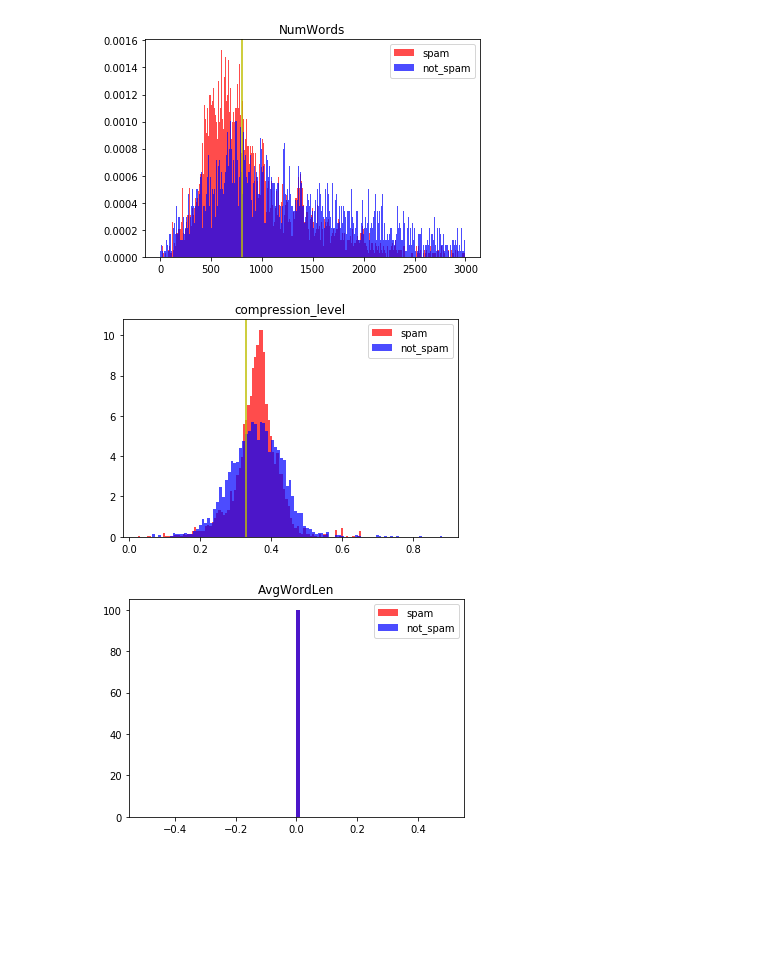
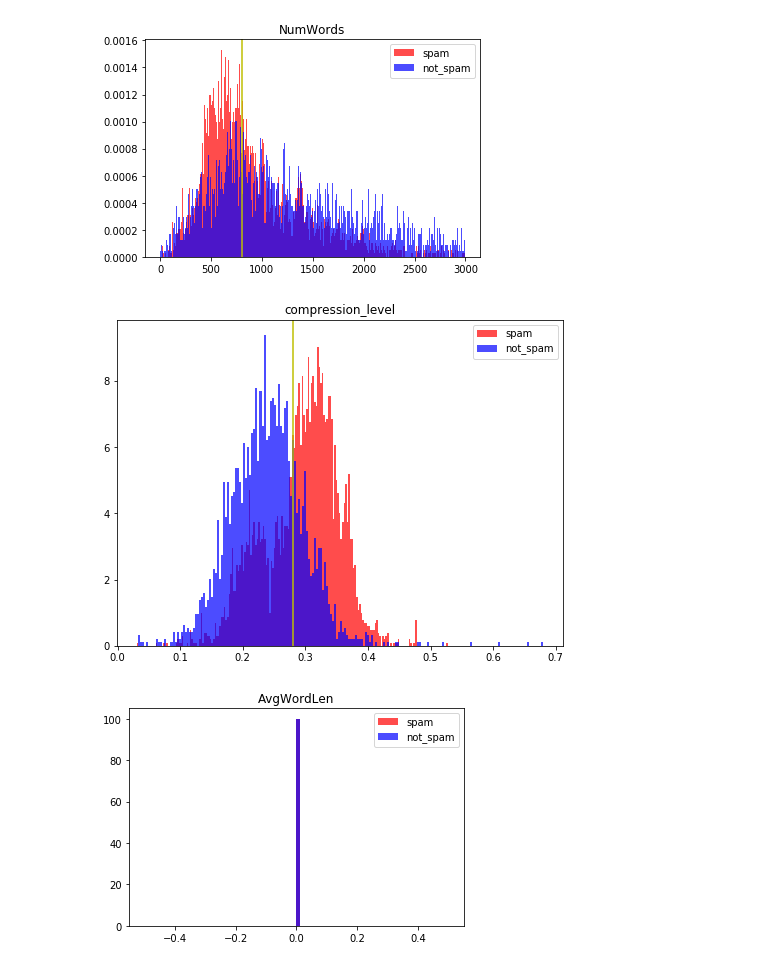
Before and after one commit to excander/kaggle_antispam, a Jupyter notebook: AntispamStatsSeminarMultiprocess.ipynb, the cells around one changed output. Cells and saved outputs as stored; diff of their text form; code cells hidden in the pictures; blank space fills up the shorter version.

Commit message:
score 0.73295; one feature: compression_level = len(zlib.compress(html_data)) / len(html_data)threshold = 0.28

```diff
--- a/AntispamStatsSeminarMultiprocess.ipynb
+++ b/AntispamStatsSeminarMultiprocess.ipynb
@@ -266,9 +266,9 @@ def calc_features(url, html_data):
     avg_word_len = 0
     title_words_num = 0
     anchor_words_num = 0
-    compression_level_1 = len("".join(words).encode("utf8").encode("zlib")) / len("".join(words).encode("utf8"))
-    text = html2text(html_data).encode("utf8")
-    compression_level = len(text.encode("zlib")) / len(text)
+#     compression_level_1 = len("".join(words).encode("utf8").encode("zlib")) / len("".join(words).encode("utf8"))
+#     text = html2text(html_data).encode("utf8")
+    compression_level = len(zlib.compress(html_data)) / len(html_data)
 
     return [len(words), avg_word_len, title_words_num, anchor_words_num, compression_level]
 # %%
@@ -410,15 +410,16 @@ plt.show()
 # %%
 is_spam_data = [doc.features[4] for doc in train_docs if doc[1] == True]
 not_spam_data = [doc.features[4] for doc in train_docs if doc[1] == False]
-bins = 100
+bins = 200
+plt.figure(figsize=(8,6))
 plt.hist(is_spam_data, bins=bins, color='red', normed=True, alpha=0.7, label='spam')
 plt.hist(not_spam_data, bins=bins, color='blue', normed=True, alpha=0.7, label='not_spam')
-plt.axvline(0.33,c='y')
+plt.axvline(0.28,c='y')
 plt.title('compression_level')
 plt.legend()
 plt.show()
 # %% [output]
-[figure, old version]
+[figure, new version]
 # %%
 is_spam_data = [doc.features[1] for doc in train_docs if doc[1] == True]
 not_spam_data = [doc.features[1] for doc in train_docs if doc[1] == False]
```
Also changed, not shown: parts of 5 cells of this notebook, 2 other files.
